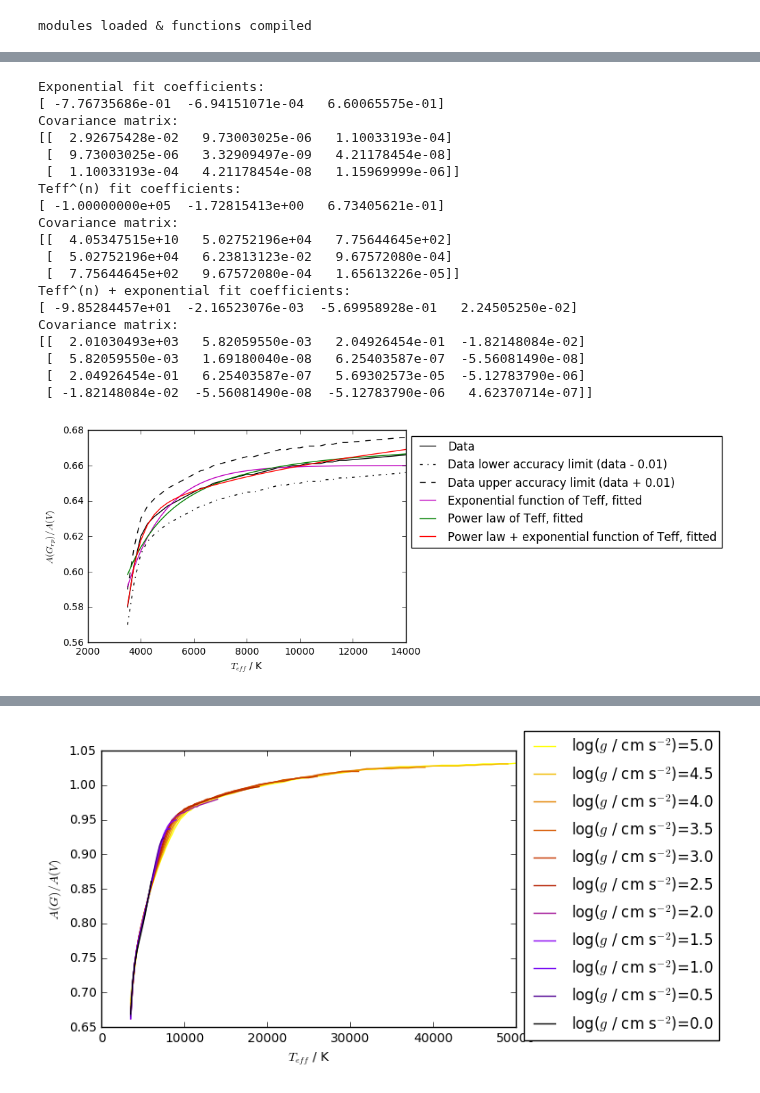
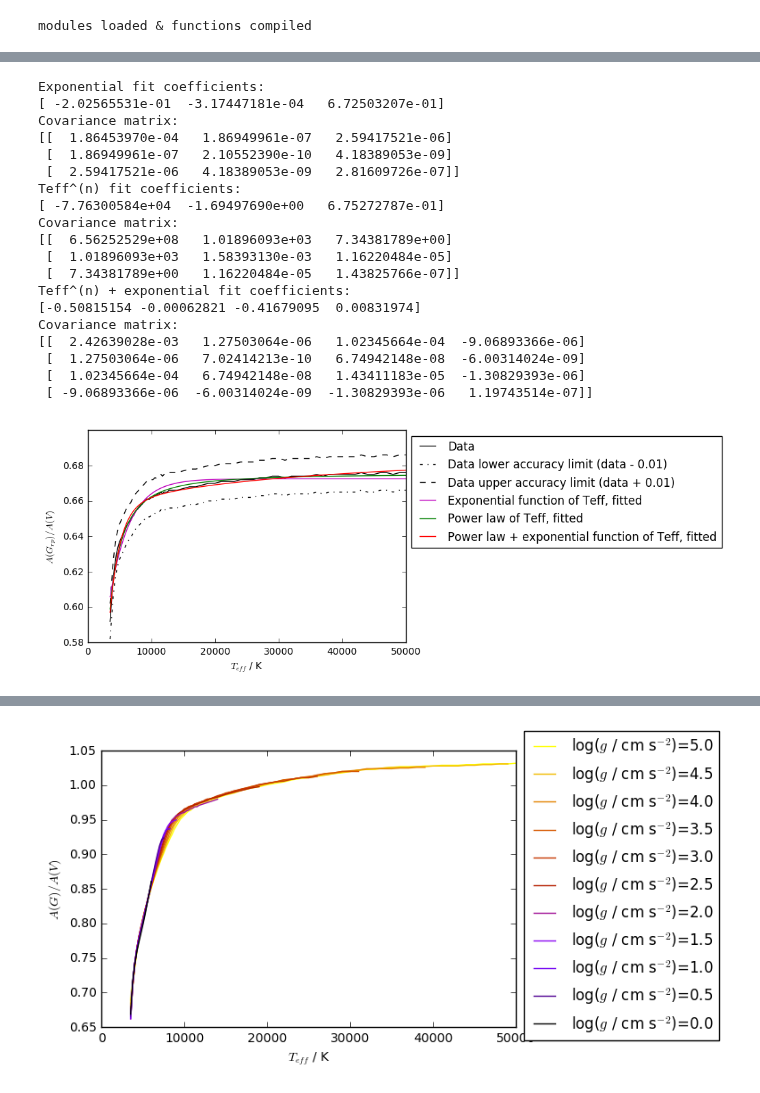
Before and after one commit to AlexlwAstro/phd_work, a Jupyter notebook: gaia_spectra_plots.ipynb, the cells around one changed output, grey strips where cells are left out. Saved outputs shown, nothing was run; the diff lists cells and outputs as text; code cells hidden in the pictures.

Commit message:
improved data,graph production efficiency using function - much easier & quicker now!

```diff
--- a/gaia_spectra_plots.ipynb
+++ b/gaia_spectra_plots.ipynb
@@ -294,62 +453,47 @@ variable data arrays organized
 # %%
-# Adjust things below for changes BETWEEN  filters !!!
-
-exp_fit_A_G5zs, covarr_A_G5zs_ef = curve_fit(exp_func,(A_X_zs_gfix['2.0'])[:,0],(A_X_zs_gfix['2.0'])[:,4], p0=None, sigma=None,bounds=([-100.,-1.,-5.], [0., 1., 5.]))
-pow_fit_A_G5zs, covarr_A_G5zs_pow = curve_fit(single_poly,(A_X_zs_gfix['2.0'])[:,0],(A_X_zs_gfix['2.0'])[:,4], p0=None, sigma=None,bounds=([-1.0e+05,-5.,-3.], [1., 1., 4.]))
-spp_exp_fit_A_G5zs, covarr_A_G5zs_spp = curve_fit(single_poly_plus_exp_func,(A_X_zs_gfix['2.0'])[:,0],(A_X_zs_gfix['2.0'])[:,4], p0=None, sigma=None,bounds=([-100.,-1.,-4.,-0.], [0.,0.,4.,3.]))
-# log_fit_A_G5zs, covarr_A_G5zs_lf = curve_fit(log_func,(A_X_zs_gfix['2.0'])[:,0],(A_X_zs_gfix['2.0'])[:,3], p0=None, sigma=None,bounds=([-1.,2.0e-07,-5.], [10., 10., 5.]))
-
-print 'Exponential fit coefficients: '
-print exp_fit_A_G5zs
-print 'Covariance matrix: '
-print covarr_A_G5zs_ef
-
-print 'Teff^(n) fit coefficients: '
-print pow_fit_A_G5zs
-print 'Covariance matrix: '
-print covarr_A_G5zs_pow
-
-print 'Teff^(n) + exponential fit coefficients: '
-print spp_exp_fit_A_G5zs
-print 'Covariance matrix: '
-print covarr_A_G5zs_spp
-
+"""
+exp_fit_A_G5zs, covarr_A_G5zs_ef = curve_fit(exp_func,(A_X_zs_gfix['5.0'])[:,0],(A_X_zs_gfix['5.0'])[:,4], p0=None, sigma=None,bounds=([-100.,-1.,-5.], [0., 1., 5.]))
+pow_fit_A_G5zs, covarr_A_G5zs_pow = curve_fit(single_poly,(A_X_zs_gfix['5.0'])[:,0],(A_X_zs_gfix['5.0'])[:,4], p0=None, sigma=None,bounds=([-1.0e+08,-5.,-3.], [1., 1., 4.]))
+spp_exp_fit_A_G5zs, covarr_A_G5zs_spp = curve_fit(single_poly_plus_exp_func,(A_X_zs_gfix['5.0'])[:,0],(A_X_zs_gfix['5.0'])[:,4], p0=None, sigma=None,bounds=([-100.,-1.,-4.,-5.], [1.,1.,2.,1.]))
+#log_fit_A_G5zs, covarr_A_G5zs_lf = curve_fit(log_func,(A_X_zs_gfix['5.0'])[:,0],(A_X_zs_gfix['5.0'])[:,4], p0=None, sigma=None,bounds=([-1.,5.0e-07,-5.], [10., 10., 5.]))
 
 fig, ax = plt.subplots()
 ax.set_xlabel(var_names[0])
 ax.set_ylabel(var_names[4])
 
-ax.plot((A_X_zs_gfix['2.0'])[:,0],(A_X_zs_gfix['2.0'])[:,4],'k',label='Data')
-ax.plot((A_X_zs_gfix['2.0'])[:,0],((A_X_zs_gfix['2.0'])[:,4] - 0.01),'k',linestyle='-.',label='Data lower accuracy limit (data - 0.01)')
-ax.plot((A_X_zs_gfix['2.0'])[:,0],((A_X_zs_gfix['2.0'])[:,4] + 0.01),'k',linestyle='--',label='Data upper accuracy limit (data + 0.01)')
-ax.plot((A_X_zs_gfix['2.0'])[:,0],exp_func((A_X_zs_gfix['2.0'])[:,0],*exp_fit_A_G5zs),'m',label=fit_types[0])
-ax.plot((A_X_zs_gfix['2.0'])[:,0],single_poly((A_X_zs_gfix['2.0'])[:,0],*pow_fit_A_G5zs),'g',label=fit_types[1])
-ax.plot((A_X_zs_gfix['2.0'])[:,0],single_poly_plus_exp_func((A_X_zs_gfix['2.0'])[:,0],*spp_exp_fit_A_G5zs),'r',label=fit_types[2])
+ax.plot((A_X_zs_gfix['5.0'])[:,0],(A_X_zs_gfix['5.0'])[:,4],'k',label='Data')
+ax.plot((A_X_zs_gfix['5.0'])[:,0],((A_X_zs_gfix['5.0'])[:,4] - 0.01),'k',linestyle='-.',label='Data lower accuracy limit (data - 0.01)')
+ax.plot((A_X_zs_gfix['5.0'])[:,0],((A_X_zs_gfix['5.0'])[:,4] + 0.01),'k',linestyle='--',label='Data upper accuracy limit (data + 0.01)')
+ax.plot((A_X_zs_gfix['5.0'])[:,0],exp_func((A_X_zs_gfix['5.0'])[:,0],*exp_fit_A_G5zs),'m',label=fit_types[0])
+ax.plot((A_X_zs_gfix['5.0'])[:,0],single_poly((A_X_zs_gfix['5.0'])[:,0],*pow_fit_A_G5zs),'g',label=fit_types[1])
+ax.plot((A_X_zs_gfix['5.0'])[:,0],single_poly_plus_exp_func((A_X_zs_gfix['5.0'])[:,0],*spp_exp_fit_A_G5zs),'r',label=fit_types[2])
 
+#ax.set_xlim(3000,10000)
 plt.legend(loc='upper left', bbox_to_anchor=(1.0, 1.0))
 plt.show()
-fig.savefig('gaia_spectra/gaia_graphs/AGrp_logg=2.0_Teff_fit_plot.pdf', bbox_inches='tight')
+fig.savefig('gaia_spectra/gaia_graphs/AGrp_logg=5.0_Teff_fit_plot.pdf', bbox_inches='tight')
+"""
 # %% [output]
 Exponential fit coefficients:
-[ -7.76735686e-01  -6.94151071e-04   6.60065575e-01]
+[ -2.02565531e-01  -3.17447181e-04   6.72503207e-01]
 Covariance matrix:
-[[  2.92675428e-02   9.73003025e-06   1.10033193e-04]
- [  9.73003025e-06   3.32909497e-09   4.21178454e-08]
- [  1.10033193e-04   4.21178454e-08   1.15969999e-06]]
+[[  1.86453970e-04   1.86949961e-07   2.59417521e-06]
+ [  1.86949961e-07   2.10552390e-10   4.18389053e-09]
+ [  2.59417521e-06   4.18389053e-09   2.81609726e-07]]
 Teff^(n) fit coefficients:
-[ -1.00000000e+05  -1.72815413e+00   6.73405621e-01]
+[ -7.76300584e+04  -1.69497690e+00   6.75272787e-01]
 Covariance matrix:
-[[  4.05347515e+10   5.02752196e+04   7.75644645e+02]
- [  5.02752196e+04   6.23813123e-02   9.67572080e-04]
- [  7.75644645e+02   9.67572080e-04   1.65613226e-05]]
+[[  6.56252529e+08   1.01896093e+03   7.34381789e+00]
+ [  1.01896093e+03   1.58393130e-03   1.16220484e-05]
+ [  7.34381789e+00   1.16220484e-05   1.43825766e-07]]
 Teff^(n) + exponential fit coefficients:
-[ -9.85284457e+01  -2.16523076e-03  -5.69958928e-01   2.24505250e-02]
+[-0.50815154 -0.00062821 -0.41679095  0.00831974]
 Covariance matrix:
-[[  2.01030493e+03   5.82059550e-03   2.04926454e-01  -1.82148084e-02]
- [  5.82059550e-03   1.69180040e-08   6.25403587e-07  -5.56081490e-08]
- [  2.04926454e-01   6.25403587e-07   5.69302573e-05  -5.12783790e-06]
- [ -1.82148084e-02  -5.56081490e-08  -5.12783790e-06   4.62370714e-07]]
+[[  2.42639028e-03   1.27503064e-06   1.02345664e-04  -9.06893366e-06]
+ [  1.27503064e-06   7.02414213e-10   6.74942148e-08  -6.00314024e-09]
+ [  1.02345664e-04   6.74942148e-08   1.43411183e-05  -1.30829393e-06]
+ [ -9.06893366e-06  -6.00314024e-09  -1.30829393e-06   1.19743514e-07]]
-[figure, old version]
+[figure, new version]
 # %%
 # dictionary of average errors
 #'G','G_bp','G_rp'
```
Also changed, not shown: parts of 5 cells of this notebook, 41 other files.
